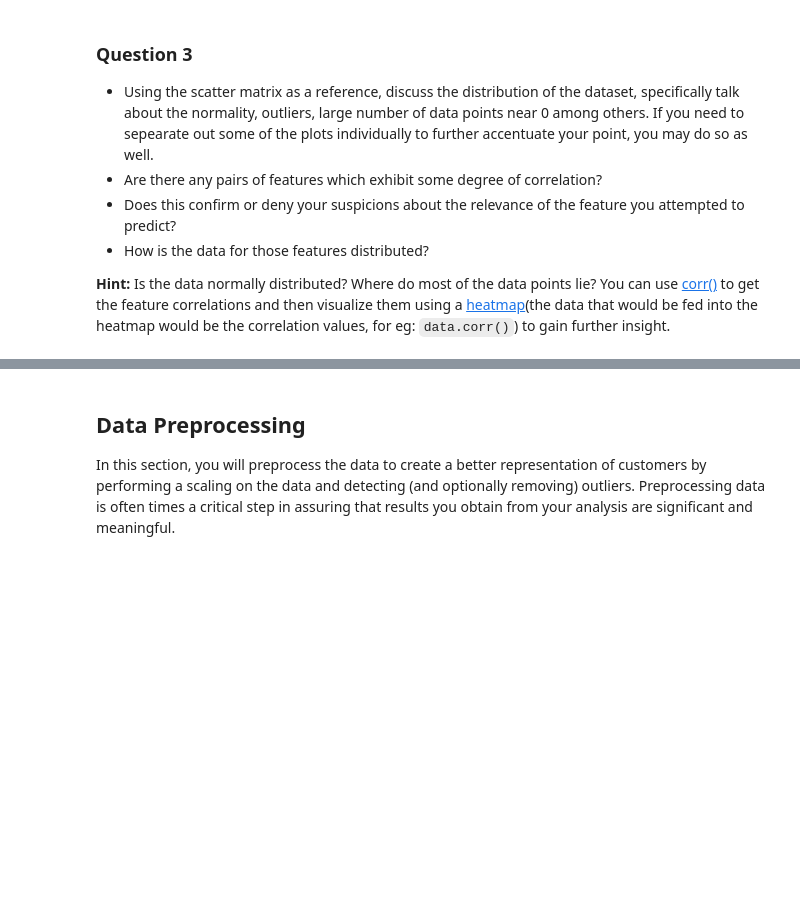
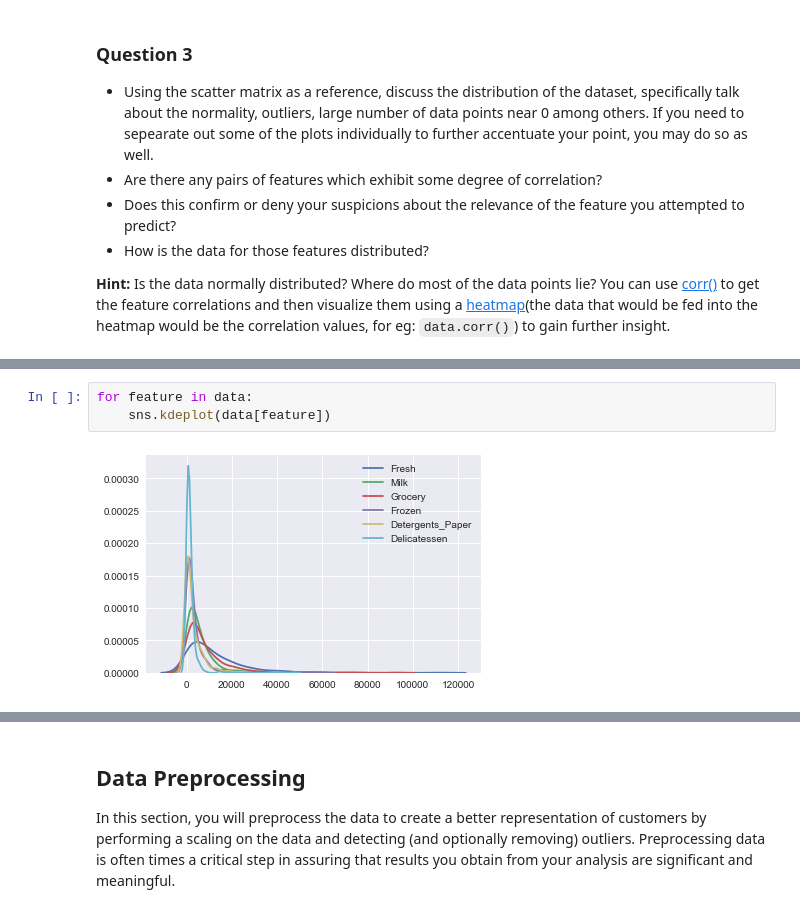
Before and after one commit to Sourish1997/customer-segments, a Jupyter notebook: customer_segments.ipynb, the cells around one changed output, grey strips where cells are left out. Saved outputs shown, nothing was run; the diff lists cells and outputs as text; blank space fills up the shorter version.

```diff
--- a/customer_segments.ipynb
+++ b/customer_segments.ipynb
@@ -161,0 +167,5 @@ pd.plotting.scatter_matrix(data, alpha = 0.3, figsize = (14,8), diagonal = 'kde'
+# %%
+for feature in data:
+    sns.kdeplot(data[feature])
+# %% [output]
+[figure, added]
```
Also changed, not shown: parts of 9 cells of this notebook.
